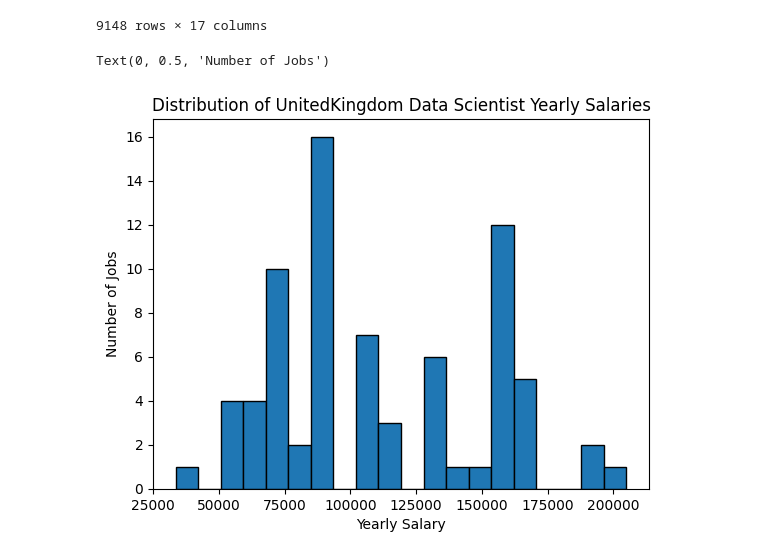
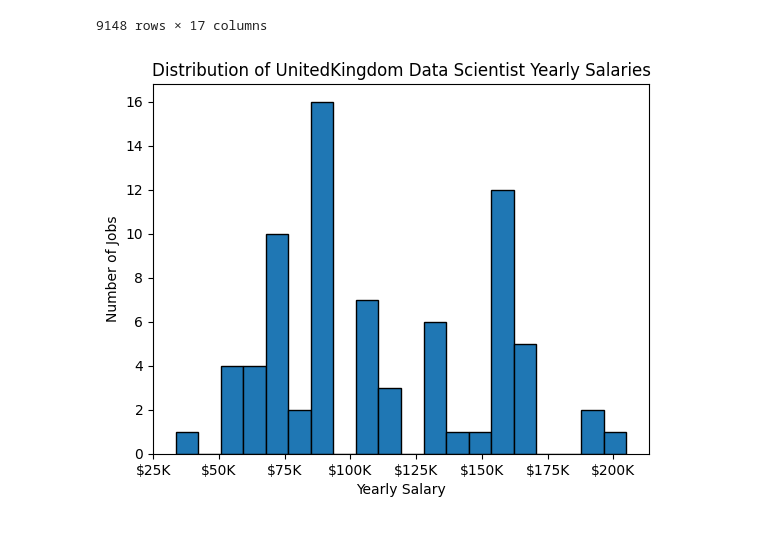
Before and after one commit to Abby-analytics/Python-Project, a Jupyter notebook: 2_Advanced/17_Matplotlib_Histograms.ipynb, the cells around one changed output. Drawn from its saved outputs; the diff is of its cells as text; code cells hidden in the pictures.

```diff
--- a/2_Advanced/17_Matplotlib_Histograms.ipynb
+++ b/2_Advanced/17_Matplotlib_Histograms.ipynb
@@ -37,10 +37,12 @@ df_DS_UK
 # %%
 df_DS_UK['salary_year_avg'].plot(kind='hist', bins=20, edgecolor='black')
 #Dont need plt.xlim(x limit) for this one
 
 plt.title('Distribution of UnitedKingdom Data Scientist Yearly Salaries')
 plt.xlabel('Yearly Salary')
 plt.ylabel('Number of Jobs')
+
+ax = plt.gca()
+ax.xaxis.set_major_formatter(plt.FuncFormatter(lambda y, pos: f'${int(y/1000)}K'))
 # %% [output]
-Text(0, 0.5, 'Number of Jobs')
-[figure, old version]
+[figure, new version]
```
Also changed, not shown: 16 other files.
